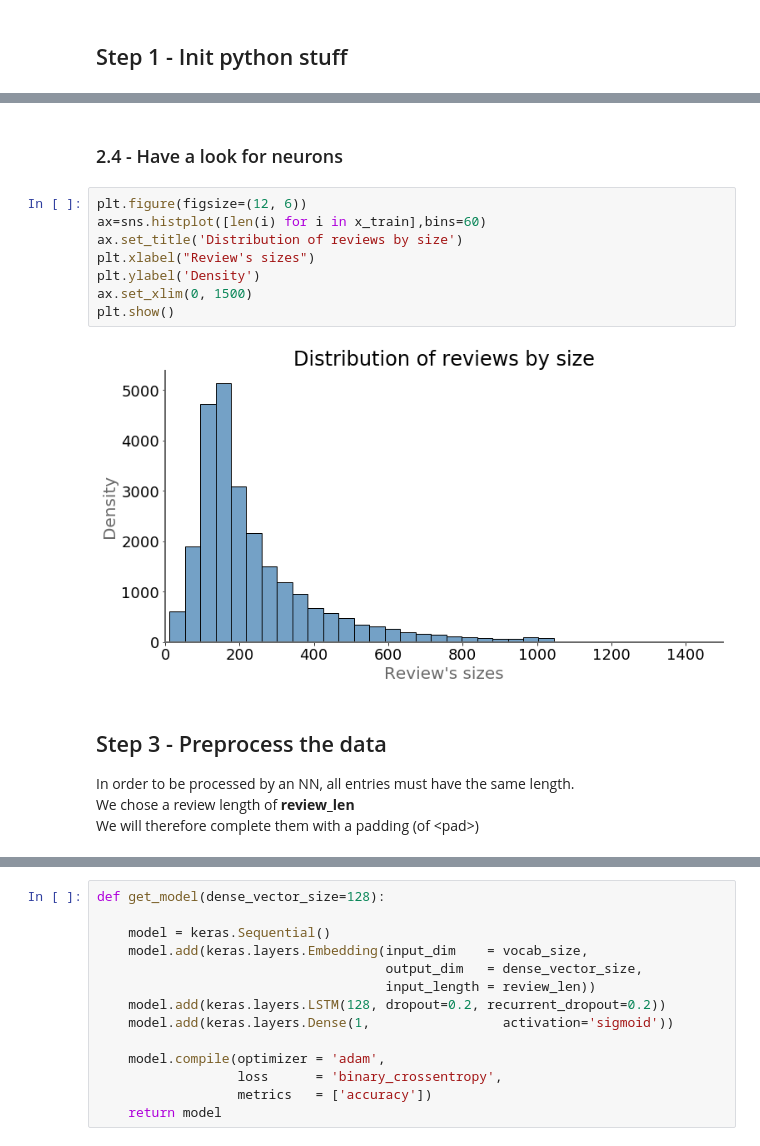
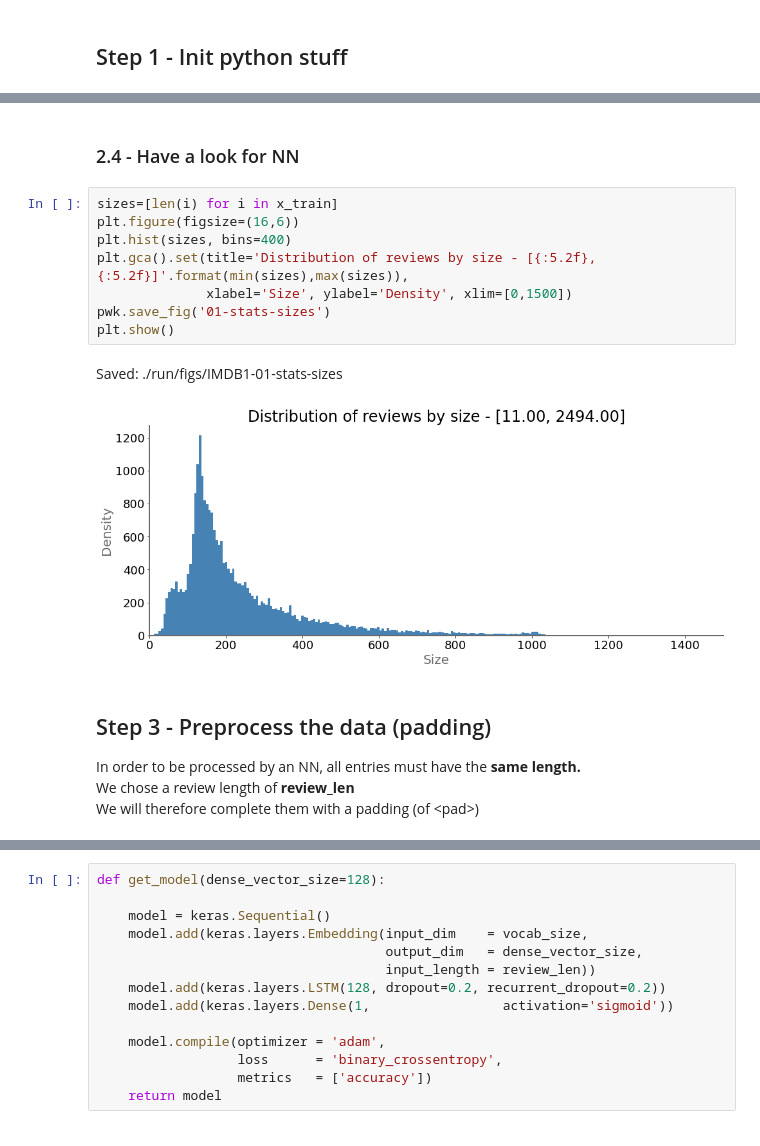
Before and after one commit to Jean-Christ1/Deep-Learning-with-Keras-and-Tensorflow, a Jupyter notebook: IMDB/03-LSTM-Keras.ipynb, the cells around one changed output, grey strips where cells are left out. Cells and saved outputs as stored; diff of their text form.

```diff
--- a/IMDB/03-LSTM-Keras.ipynb
+++ b/IMDB/03-LSTM-Keras.ipynb
@@ -152,18 +185,19 @@ In real words :
 # %% [markdown]
-### 2.4 - Have a look for neurons
+### 2.4 - Have a look for NN
-# %%
-plt.figure(figsize=(12, 6))
-ax=sns.histplot([len(i) for i in x_train],bins=60)
-ax.set_title('Distribution of reviews by size')
-plt.xlabel("Review's sizes")
-plt.ylabel('Density')
-ax.set_xlim(0, 1500)
-plt.show()
-# %% [output]
-[figure, removed]
+# %%
+sizes=[len(i) for i in x_train]
+plt.figure(figsize=(16,6))
+plt.hist(sizes, bins=400)
+plt.gca().set(title='Distribution of reviews by size - [{:5.2f}, {:5.2f}]'.format(min(sizes),max(sizes)),
+              xlabel='Size', ylabel='Density', xlim=[0,1500])
+pwk.save_fig('01-stats-sizes')
+plt.show()
+# %% [output]
+Saved: ./run/figs/IMDB1-01-stats-sizes
+[figure, added]
 # %% [markdown]
-## Step 3 - Preprocess the data
-In order to be processed by an NN, all entries must have the same length.
+## Step 3 - Preprocess the data (padding)
+In order to be processed by an NN, all entries must have the **same length.**
 We chose a review length of **review_len**
 We will therefore complete them with a padding (of \<pad\>\)
 # %%
```
Also changed, not shown: parts of 21 cells of this notebook, 17 other files.
